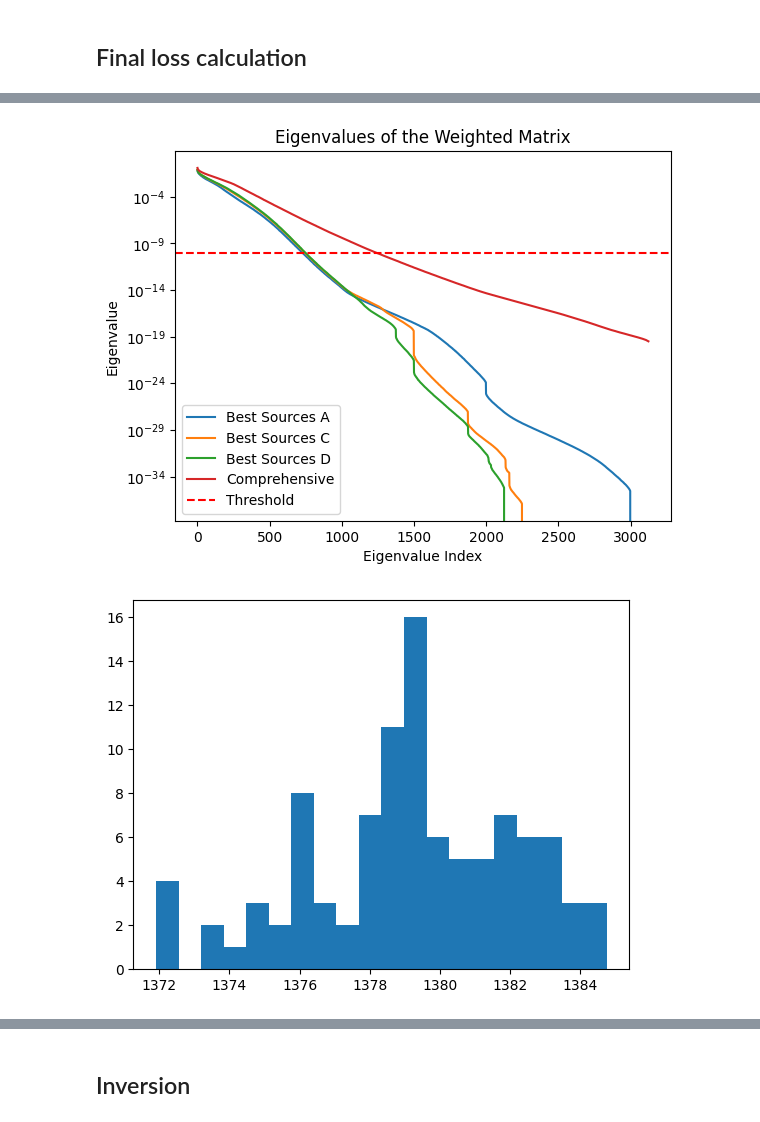
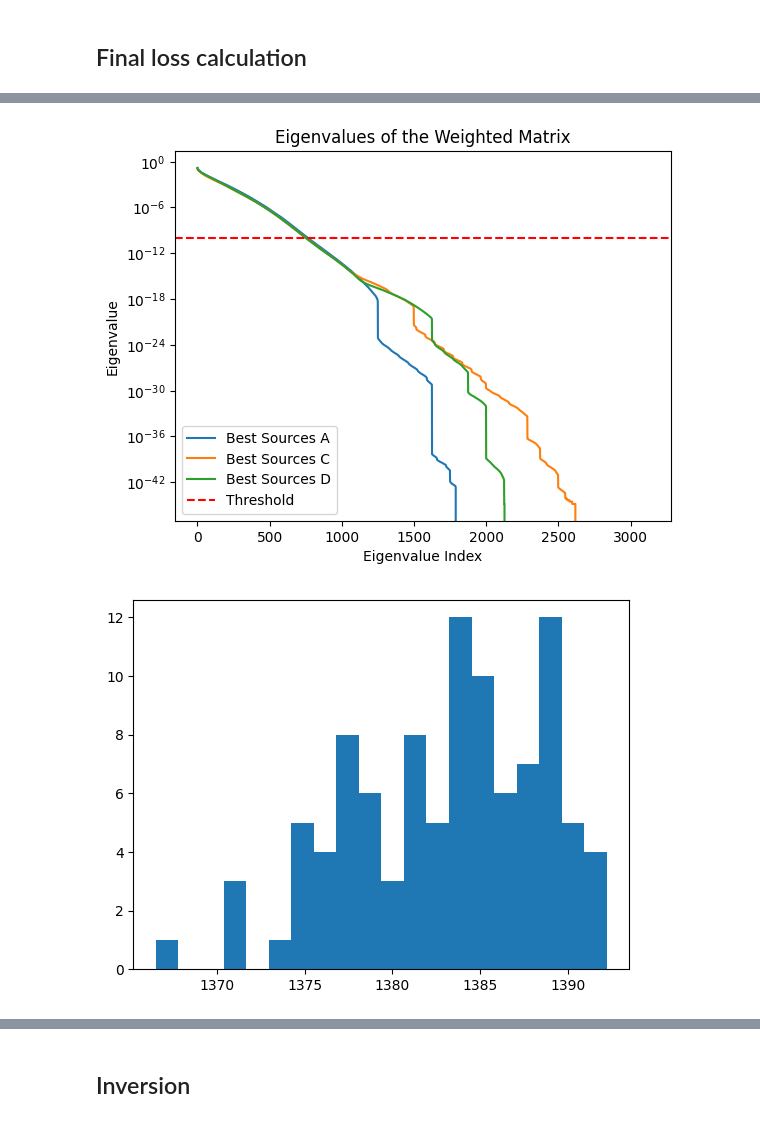
Before and after one commit to armercier/Hybrid-OED, a Jupyter notebook: src/scripts/test_case_comparison.ipynb, the cells around one changed output, grey strips where cells are left out. Saved outputs shown, nothing was run; the diff lists cells and outputs as text; code cells hidden in the pictures.

Commit message:
recalculation with updated Jacobians

```diff
--- a/src/scripts/test_case_comparison.ipynb
+++ b/src/scripts/test_case_comparison.ipynb
@@ -213,11 +306,11 @@ jacobians = jnp.load("curvel_jac_model_{}_data_5_5_5.npy".format(model_index))
 # %%
-print(jacobians.shape[0])
+print(transposed_jacobians.shape[0])
 # v stack dimensions 2 and 3
 # jacobians_stack = jnp.vstack(jacobians[i])
 jac_temp = []
-print(jacobians[0].shape)
-for i in range(jacobians.shape[0]):
-    jac_temp.append(jnp.vstack(jacobians[i]))
+print(transposed_jacobians[0].shape)
+for i in range(transposed_jacobians.shape[0]):
+    jac_temp.append(jnp.vstack(transposed_jacobians[i]))
 
 
 jacobians_stack = jnp.vstack(jac_temp)
@@ -431,9 +501,2 @@ Array([ 6, 21, 20, 24, 23, 22, 18, 15, 16, 19], dtype=int32)
 # %% [markdown]
 ## Test case C
-# %%
-jacobians = jnp.load("curvel_jac_model_{}_data_5_5_5.npy".format(model_index))
-print(jacobians.shape)
-
-transposed_jacobians = jnp.transpose(jacobians, axes=(1, 2, 0, 3))
-
-print(transposed_jacobians.shape)
@@ -455,0 +503,3 @@ stacked_array.shape
+# %%
+stacked_array = transposed_jacobians.reshape(transposed_jacobians.shape[0], transposed_jacobians.shape[1]* transposed_jacobians.shape[2],transposed_jacobians.shape[3]*transposed_jacobians.shape[4])
+stacked_array.shape
@@ -488,14 +540,14 @@ print(complex_stack_complete_2D.shape)
 params = {
     "criterion_threshold": 1e-10,
     "regularisation_loss": 0.0,
-    "norm_loss": 0.03,
+    "norm_loss": 0.0,
     "top_k_loss": 0.0,
     "differentiable_mask_sharpness": 10.0,
-    "number_of_k":10,
+    "number_of_opti_sources":10,
     "hidden_size": 56,
     "num_hidden_layers": 3,
     "learning_rate": 1e-3,
-    "num_iterations": 15,
+    "num_iterations": 20,
     "print_gradients": False,
 }
 # %%
@@ -783,7 +841,7 @@ plt.figure()
 plt.semilogy(eigenvlues_A, label="Best Sources A")
 plt.semilogy(eigenvlues_C, label="Best Sources C")
 plt.semilogy(eigenvlues_D, label="Best Sources D")
-plt.semilogy(eigenvlues_comprehensive, label="Comprehensive")
+# plt.semilogy(eigenvlues_comprehensive, label="Comprehensive")
 plt.axhline(y=criterion_threshold, color='r', linestyle='--', label="Threshold")
 # plt.xlim(0, 100)
 # plt.ylim(1e-4, 1e-1)
@@ -793,7 +851,7 @@ plt.ylabel("Eigenvalue")
 plt.title("Eigenvalues of the Weighted Matrix")
 plt.show()
 # %% [output]
-[figure, old version]
+[figure, new version]
 # %%
 # random selection of sources
 
@@ -801,35 +859,35 @@ number_of_random_realisations = 100
 loss_random = []
 
 for i in range(number_of_random_realisations):
-    best_source_A = jnp.array(np.random.choice(jnp.arange(0, 25), 10, replace=False))
+    best_source_A = jnp.array(np.random.choice(jnp.arange(0, 25), params["number_of_opti_sources"], replace=False))
 
     mask_best_source_A = jnp.zeros_like(final_mask)
     mask_best_source_A = mask_best_source_A.at[best_source_A].set(1.0)
-    if jnp.sum(mask_best_source_A) != 10:
+    if jnp.sum(mask_best_source_A) != params["number_of_opti_sources"]:
         print("Error in mask")
         break
 
     multiplier = matrix.shape[0] // mask_best_source_A.shape[0]
     full_mask = jnp.repeat(mask_best_source_A, multiplier, axis=0)
 
     weighted_matrix = full_mask[:, None] * matrix  # Apply mask to matrix rows
     # print("Weighted matrix shape:", weighted_matrix.shape)
 
     singular_loss = eigenvalue_criterion(weighted_matrix, threshold=params["criterion_threshold"])
     loss_random.append(singular_loss)
 
 
 loss_random = jnp.array(loss_random)
 
 plt.figure()
 plt.hist(loss_random, bins=20)
 plt.show()
 
 
 print("Mean loss:", jnp.mean(loss_random))
 print("Std loss:", jnp.std(loss_random))
 print("Min loss:", jnp.min(loss_random))
 print("Max loss:", jnp.max(loss_random))
 print("Median loss:", jnp.median(loss_random))
 # %% [output]
-[figure, old version]
+[figure, new version]
```
Also changed, not shown: parts of 35 cells of this notebook, 4 other files.
